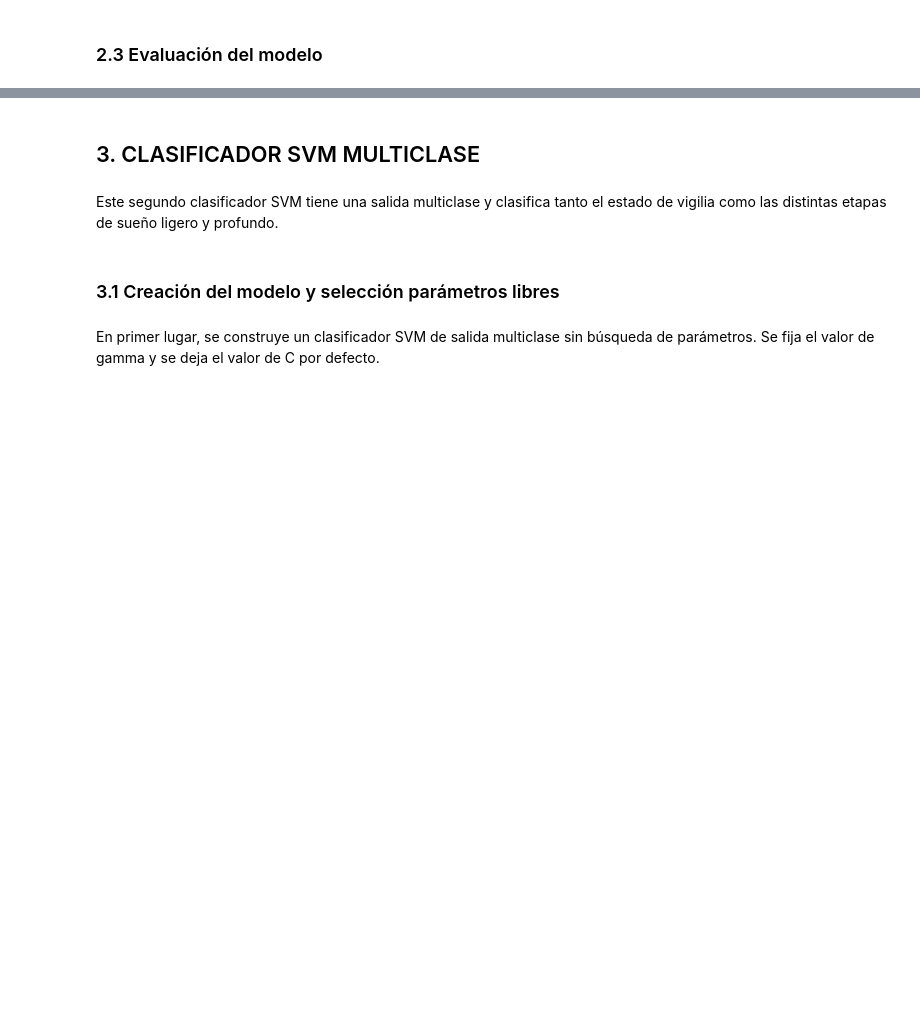
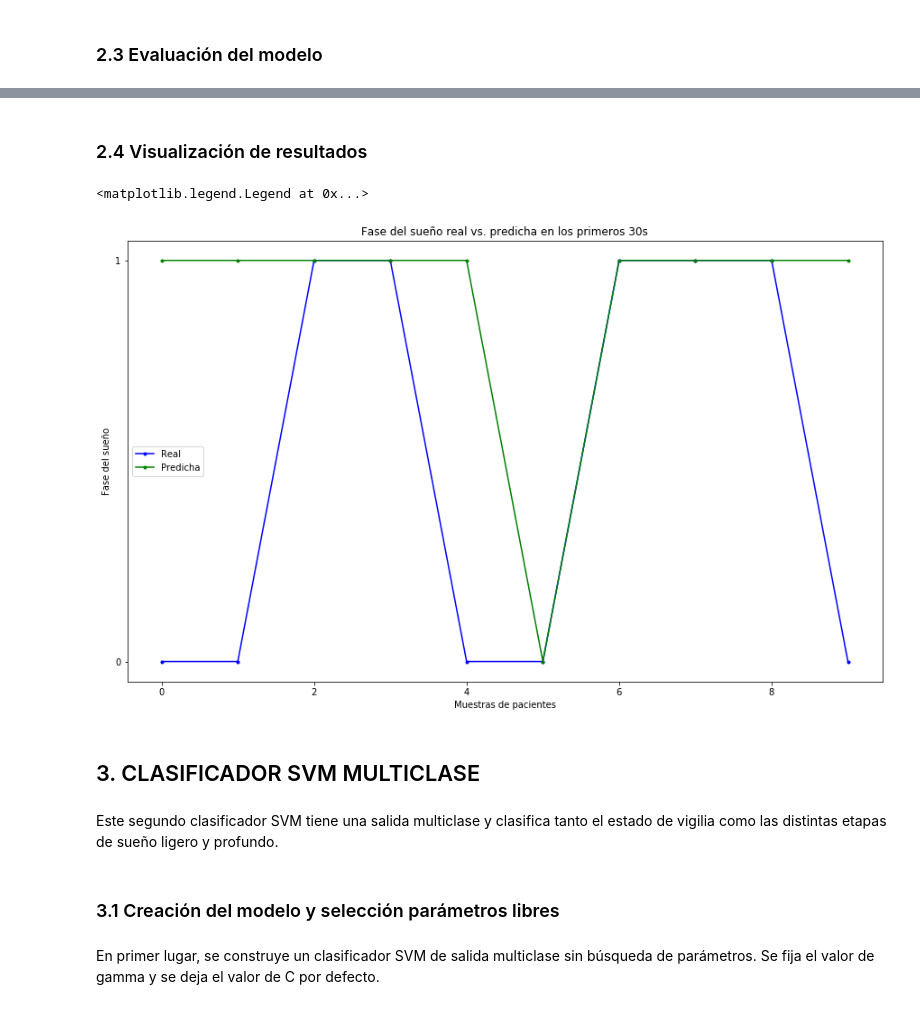
Before and after one commit to Noemiglois/SleepAnalysisWearable, a Jupyter notebook: Clasificadores/Clasificador SVM.ipynb, the cells around one changed output, grey strips where cells are left out. Cells and saved outputs as stored; diff of their text form; code cells hidden in the pictures; blank space fills up the shorter version.

```diff
--- a/Clasificadores/Clasificador SVM.ipynb
+++ b/Clasificadores/Clasificador SVM.ipynb
@@ -174,3 +184,22 @@ matriz_confusion
+# %% [markdown]
+### 2.4 Visualización de resultados
+# %%
+#EJEMPLO LOS 10 PRIMEROS
+pacientes = len(y_test_bin[0:10])
+t = np.arange(0,pacientes)
+plt.figure(figsize=(15,9))
+plt.plot(t,y_test_bin[0:10],color='blue', marker='.',label='Real')
+plt.plot(t,predict[0:10],color='green', marker='.',label='Predicha')
+
+plt.title('Fase del sueño real vs. predicha en los primeros 30s')
+plt.xlabel('Muestras de pacientes')
+plt.ylabel('Fase del sueño')
+plt.yticks([0,1])
+#plt.xlim([0,10])
+plt.legend()
+# %% [output]
+<matplotlib.legend.Legend at 0x...>
+[figure, added]
 # %% [markdown]
 ## 3. CLASIFICADOR SVM MULTICLASE
 # %% [markdown]
```
Also changed, not shown: parts of 14 cells of this notebook, 7 other files.
